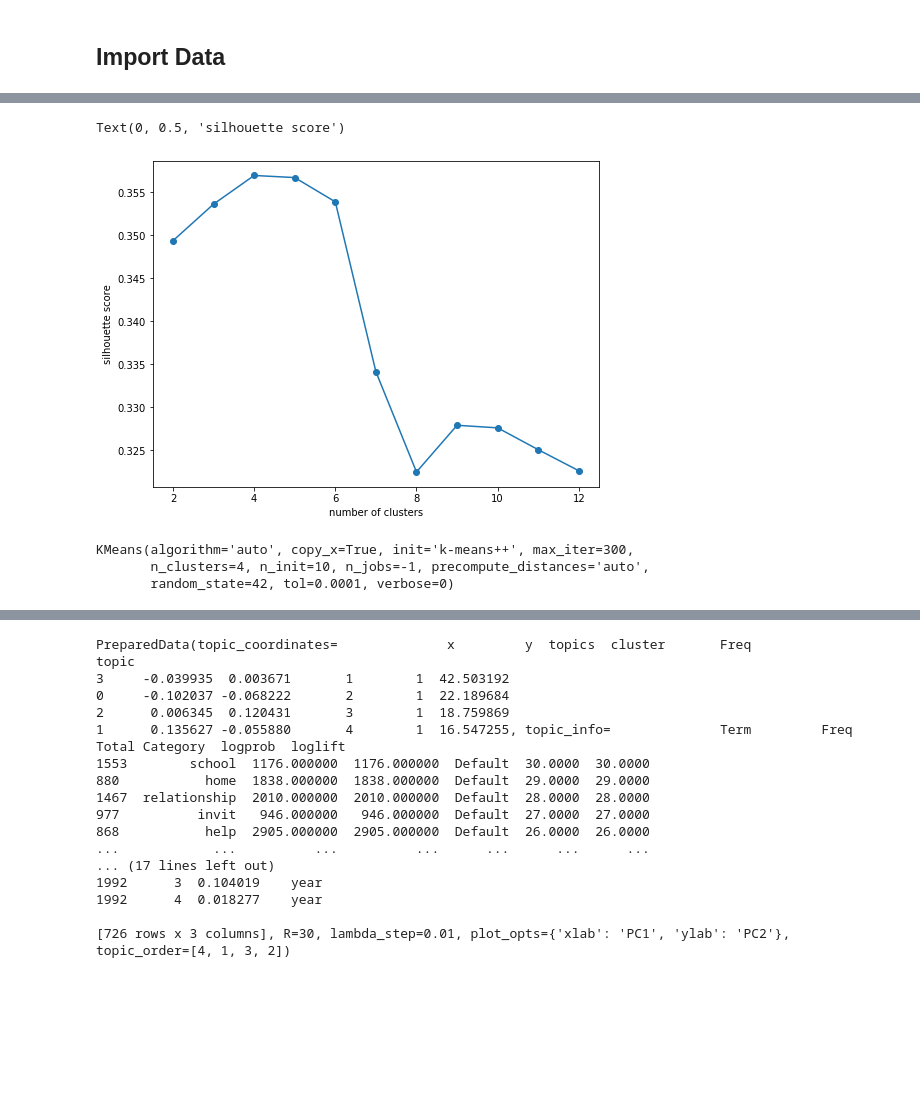
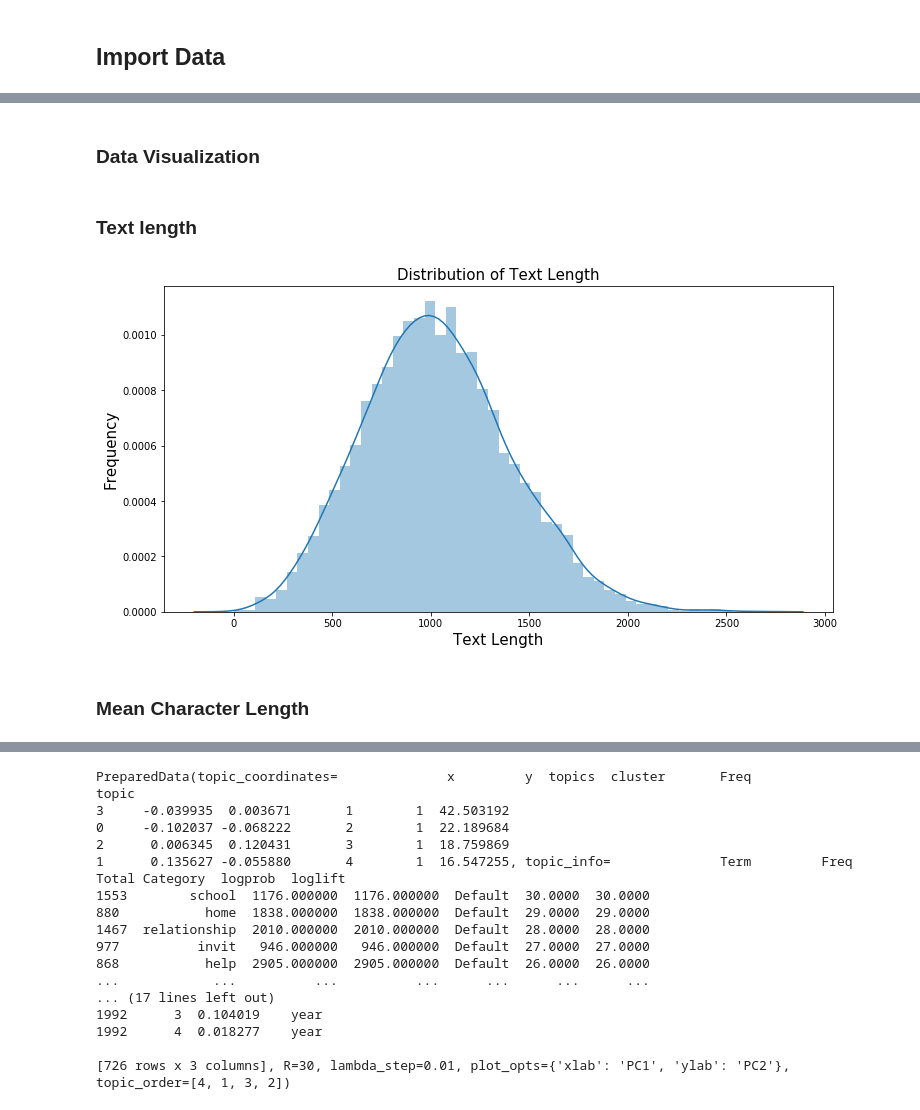
Before and after one commit to unit-00/dearabby, a Jupyter notebook: model/eda.ipynb, the cells around one changed output, grey strips where cells are left out. Saved outputs shown, nothing was run; the diff lists cells and outputs as text; code cells hidden in the pictures; blank space fills up the shorter version.

Commit message:
Clean up notebook, rebuilt and pickle models, add visualization to notebook, and move functions to script

```diff
--- a/model/eda.ipynb
+++ b/model/eda.ipynb
@@ -274,9 +68,0 @@ for idx, n_clusters in enumerate(range_n_clusters):
-# %%
-fig, ax = plt.subplots(figsize=(8, 6))
-
-ax.plot(range_n_clusters, silhouette_scores, 'o-')
-ax.set_xlabel("number of clusters")
-ax.set_ylabel("silhouette score")
-# %% [output]
-Text(0, 0.5, 'silhouette score')
-[figure, removed]
@@ -285,7 +69,15 @@ nclusters = 4
-# %%
-km = KMeans(random_state=42, n_clusters=nclusters, n_jobs=-1)
-km.fit(pca_X_tv)
-# %% [output]
-KMeans(algorithm='auto', copy_x=True, init='k-means++', max_iter=300,
-       n_clusters=4, n_init=10, n_jobs=-1, precompute_distances='auto',
-       random_state=42, tol=0.0001, verbose=0)
+# %% [markdown]
+### Data Visualization
+# %% [markdown]
+### Text length
+# %%
+fig, ax = plt.subplots(figsize=(12, 6))
+sns.distplot(X.str.len())
+
+ax.set_title('Distribution of Text Length', fontsize=15)
+ax.set_xlabel('Text Length', fontsize=15)
+ax.set_ylabel('Frequency', fontsize=15);
+# %% [output]
+[figure, added]
+# %% [markdown]
+### Mean Character Length
```
Also changed, not shown: parts of 89 cells of this notebook, 10 other files.
